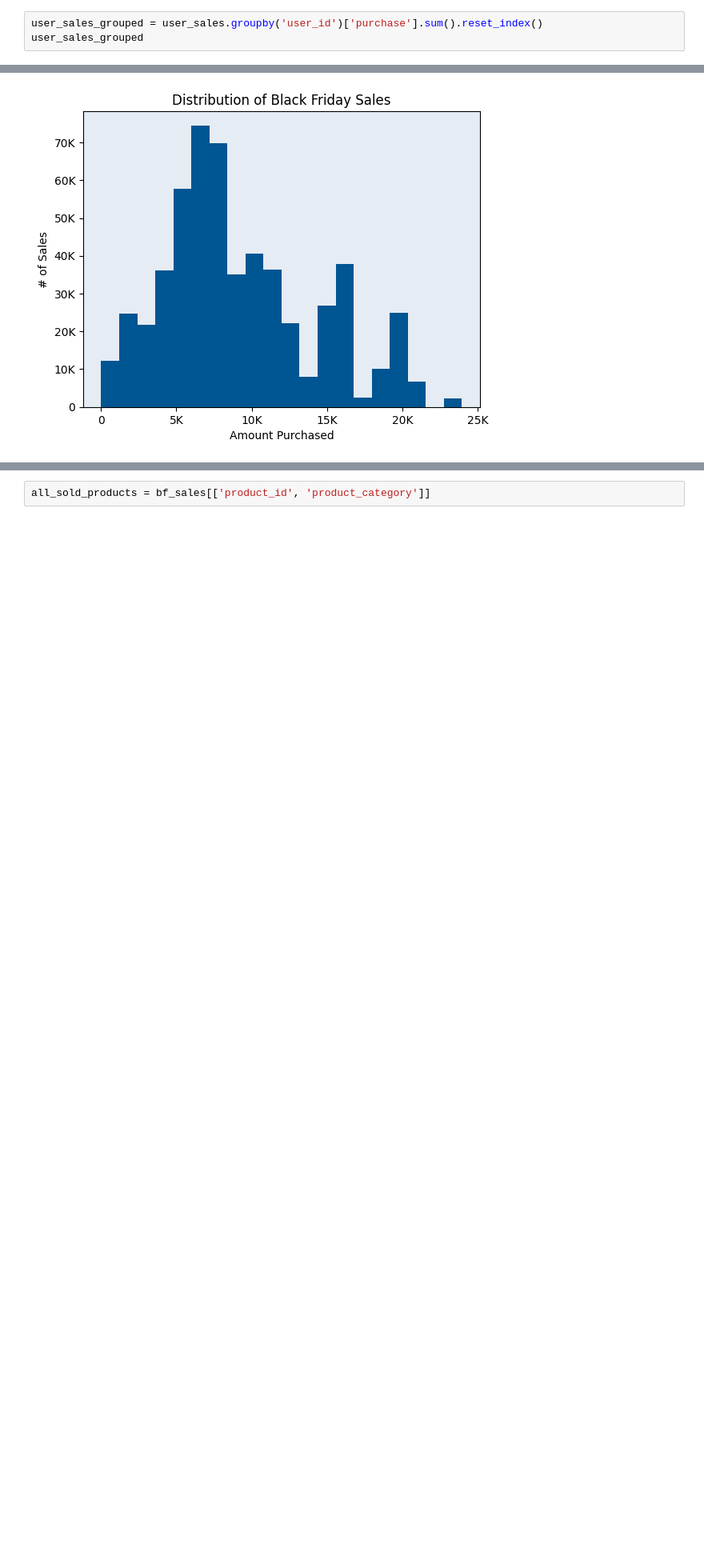
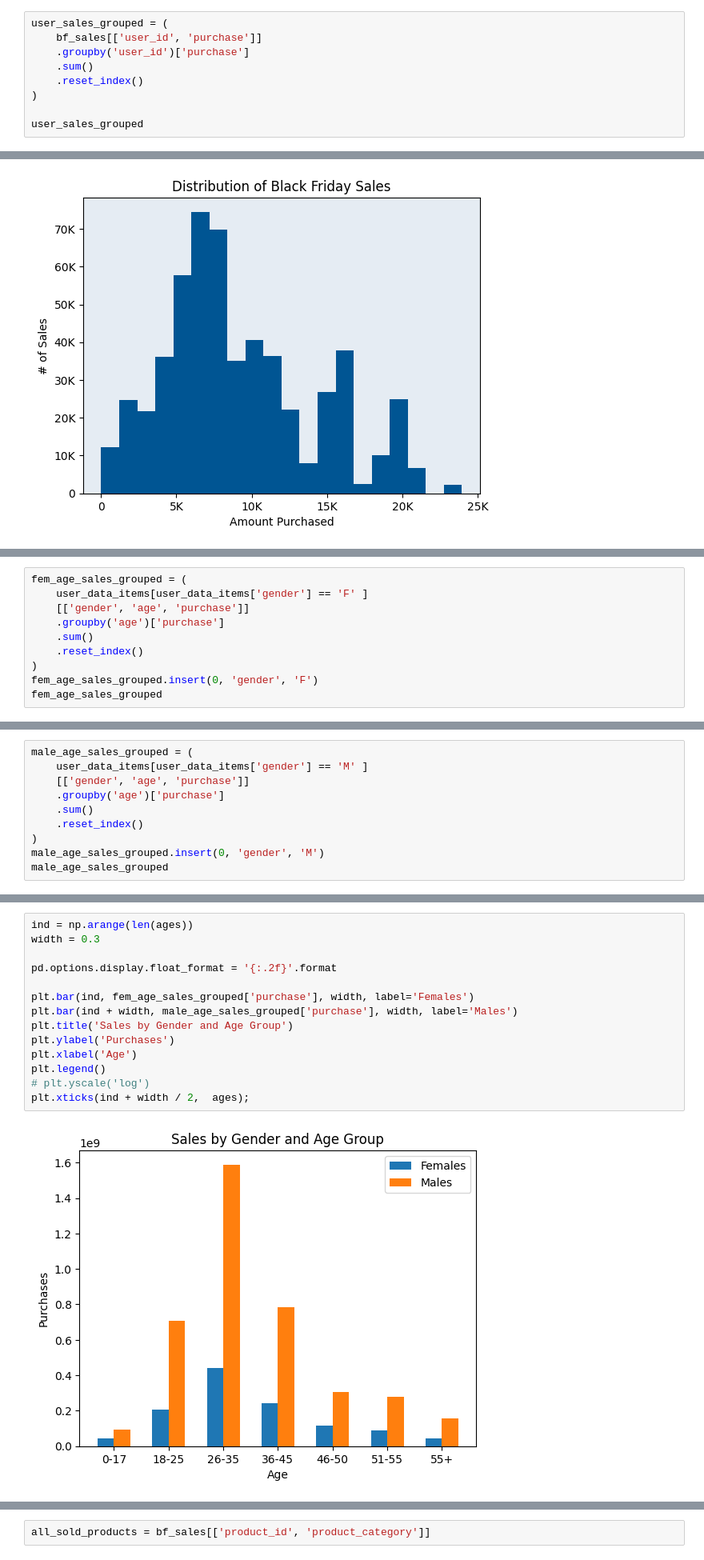
Before and after one commit to echimes/data-viz-assessment, a Jupyter notebook: walmart_datagh.ipynb, the cells around one changed output, grey strips where cells are left out. Shown at 80% size. Drawn from its saved outputs; the diff is of its cells as text; blank space fills up the shorter version.

```diff
--- a/walmart_datagh.ipynb
+++ b/walmart_datagh.ipynb
@@ -496,5 +398,11 @@ user_sales
 # %%
-user_sales_grouped = user_sales.groupby('user_id')['purchase'].sum().reset_index()
+user_sales_grouped = (
+    bf_sales[['user_id', 'purchase']]
+    .groupby('user_id')['purchase']
+    .sum()
+    .reset_index()
+)
+
 user_sales_grouped
 # %% [output]
 |  | user_id | purchase |
@@ -714,0 +542,10 @@ male_sales.describe()
+# %%
+fem_age_sales_grouped = (
+    user_data_items[user_data_items['gender'] == 'F' ]
+    [['gender', 'age', 'purchase']]
+    .groupby('age')['purchase']
+    .sum()
+    .reset_index()
+)
+fem_age_sales_grouped.insert(0, 'gender', 'F')
+fem_age_sales_grouped
@@ -714,0 +570,10 @@ male_sales.describe()
+# %%
+male_age_sales_grouped = (
+    user_data_items[user_data_items['gender'] == 'M' ]
+    [['gender', 'age', 'purchase']]
+    .groupby('age')['purchase']
+    .sum()
+    .reset_index()
+)
+male_age_sales_grouped.insert(0, 'gender', 'M')
+male_age_sales_grouped
@@ -714,0 +599,16 @@ male_sales.describe()
+# %%
+ind = np.arange(len(ages))
+width = 0.3
+
+pd.options.display.float_format = '{:.2f}'.format
+
+plt.bar(ind, fem_age_sales_grouped['purchase'], width, label='Females')
+plt.bar(ind + width, male_age_sales_grouped['purchase'], width, label='Males')
+plt.title('Sales by Gender and Age Group')
+plt.ylabel('Purchases')
+plt.xlabel('Age')
+plt.legend()
+# plt.yscale('log')
+plt.xticks(ind + width / 2,  ages);
+# %% [output]
+[figure, added]
```
Also changed, not shown: parts of 285 cells of this notebook, 12 other files.
